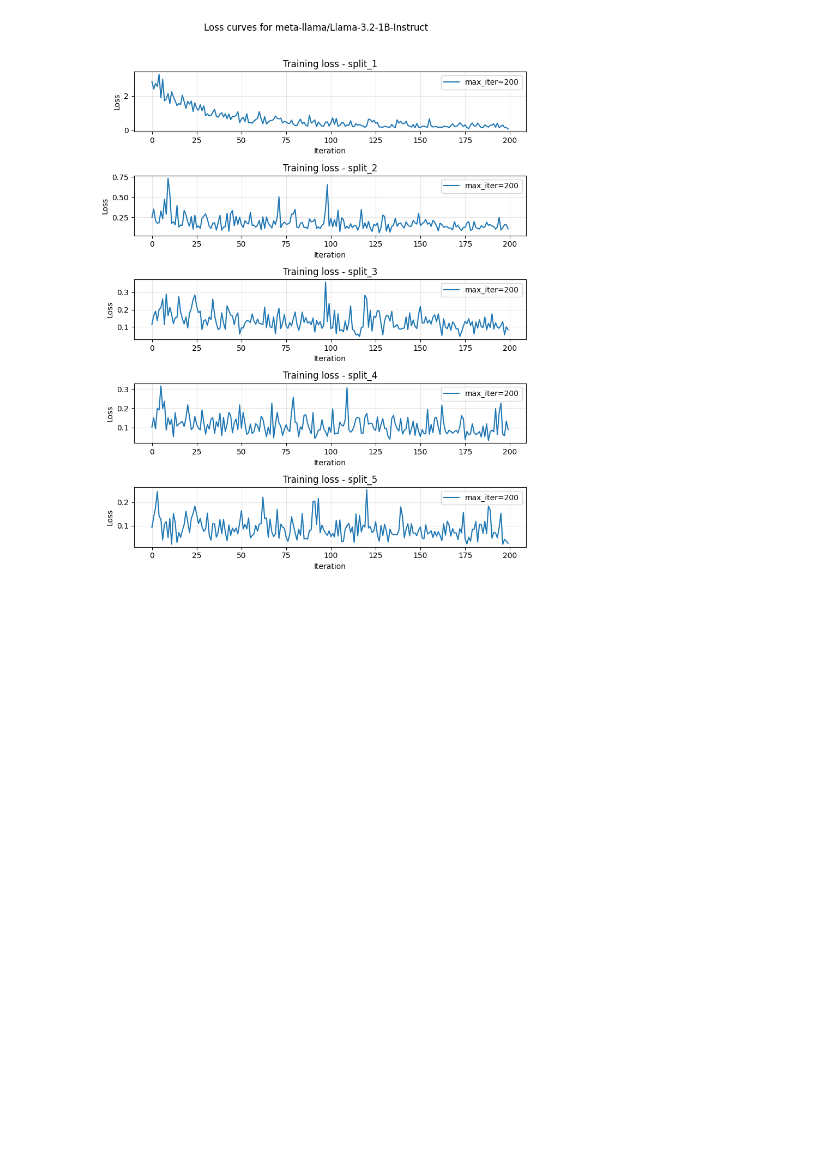
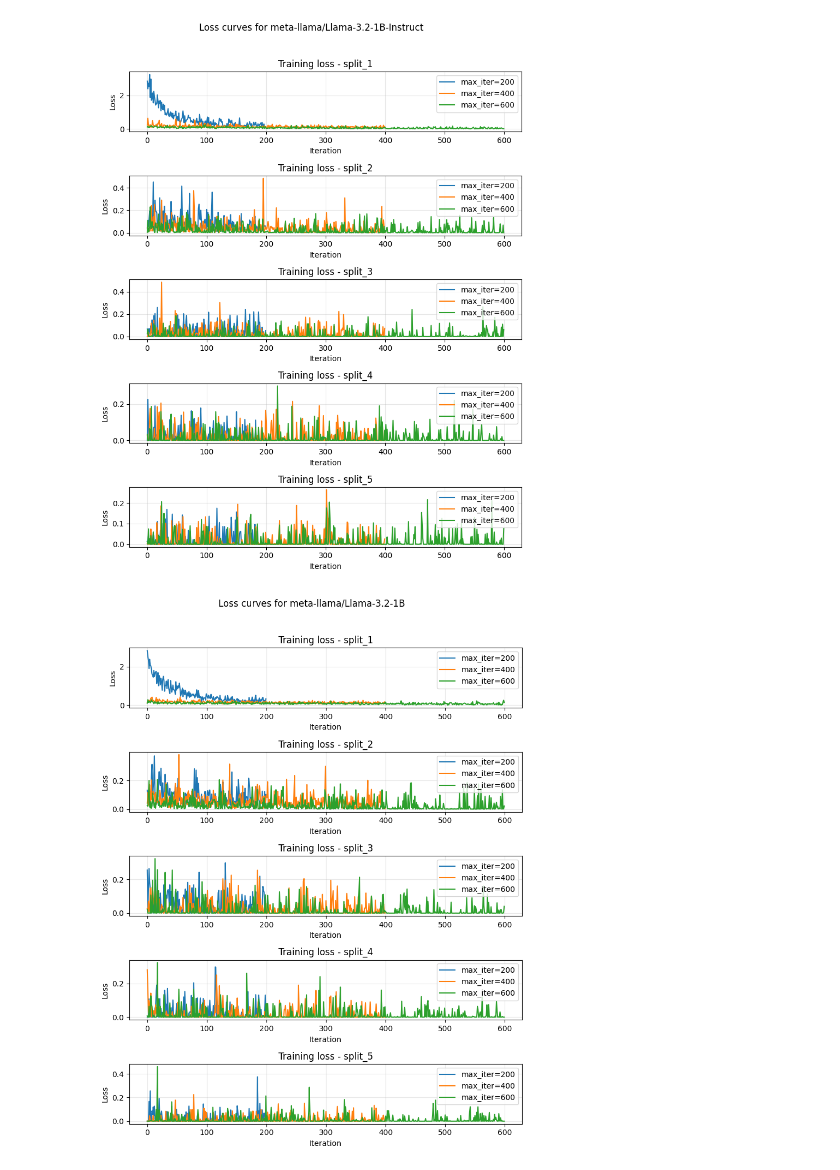
Before and after one commit to Mouret-Orfeu/RCA_LLM_project, a Jupyter notebook: src/result_analysis.ipynb, the cells around one changed output. Drawn from its saved outputs; the diff is of its cells as text; code cells hidden in the pictures; blank space fills up the shorter version.

```diff
--- a/src/result_analysis.ipynb
+++ b/src/result_analysis.ipynb
@@ -13,6 +22,6 @@ os.chdir('...') # path to the root of the project
 # %%
-model_types_to_review = ["meta-llama/Llama-3.2-1B-Instruct"]
-max_iters_list_to_review = [200]
+model_types_to_review = ["meta-llama/Llama-3.2-1B-Instruct", "meta-llama/Llama-3.2-1B"]
+max_iters_list_to_review = [200, 400, 600]
 perf_metrics_to_review = ["byte_perplexity", "bits_per_byte", "exact_match", "token_lvl_f1", "rougeL_f1"]
 split_to_review = ["split_1", "split_2", "split_3", "split_4", "split_5"]
 # %%
@@ -89,15 +137,6 @@ Performance metrics for model=meta-llama/Llama-3.2-1B-Instruct, max_iter=200:
 # %%
 # This cell plots the training loss curves for the selected models, max iters, and splits.
-import pandas as pd
-from pathlib import Path
 
-try:
-    import matplotlib.pyplot as plt
-except Exception as e:
-    plt = None
-    print('Matplotlib not available; falling back to printing CSV heads.', e)
-
-# Loss curves are only meaningful per concrete split;
 # stop if an aggregate split is requested.
 if any(s == 'split_avg' for s in selected_splits):
     raise ValueError("'split_avg' is an aggregate and has no loss curve; please select a concrete split like 'split_1'..'split_5'.")
@@ -138,31 +177,32 @@ for model_name in selected_models:
         print(f'No training loss CSVs found for the selected parameters for {model_name}.')
         continue
     if plt is not None:
         splits_sorted = sorted(data_by_split.keys(), key=lambda s: int(''.join(filter(str.isdigit, s)) or 0))
         n_rows = len(splits_sorted)
         fig, axes = plt.subplots(n_rows, 1, figsize=(8, max(3, 2*n_rows)), sharex=False)
         if n_rows == 1:
             axes = [axes]
         for ax, split_name in zip(axes, splits_sorted):
             mi_dict = data_by_split[split_name]
             for mi in sorted(mi_dict.keys()):
                 df_loss = mi_dict[mi]
                 if 'iter' in df_loss.columns and 'loss' in df_loss.columns:
                     ax.plot(df_loss['iter'], df_loss['loss'], label=f'max_iter={mi}')
                 else:
                     ax.plot(range(len(df_loss)), df_loss.iloc[:,1], label=f'max_iter={mi}')
             ax.set_title(f'Training loss - {split_name}')
             ax.set_xlabel('Iteration')
             ax.set_ylabel('Loss')
             ax.grid(True, alpha=0.3)
             ax.legend()
         fig.suptitle(f'Loss curves for {model_name}', y=1.02)
         plt.tight_layout()
         plt.show()
     else:
         for split_name, mi_dict in sorted(data_by_split.items()):
             print(f'\n{model_name} - {split_name}')
             for mi, df_loss in sorted(mi_dict.items()):
                 print(f'max_iter={mi}\n', df_loss.head())
 # %% [output]
-[figure, old version]
+[figure, new version]
+[figure, added]
```
Also changed, not shown: parts of 13 cells of this notebook, 5 other files.
